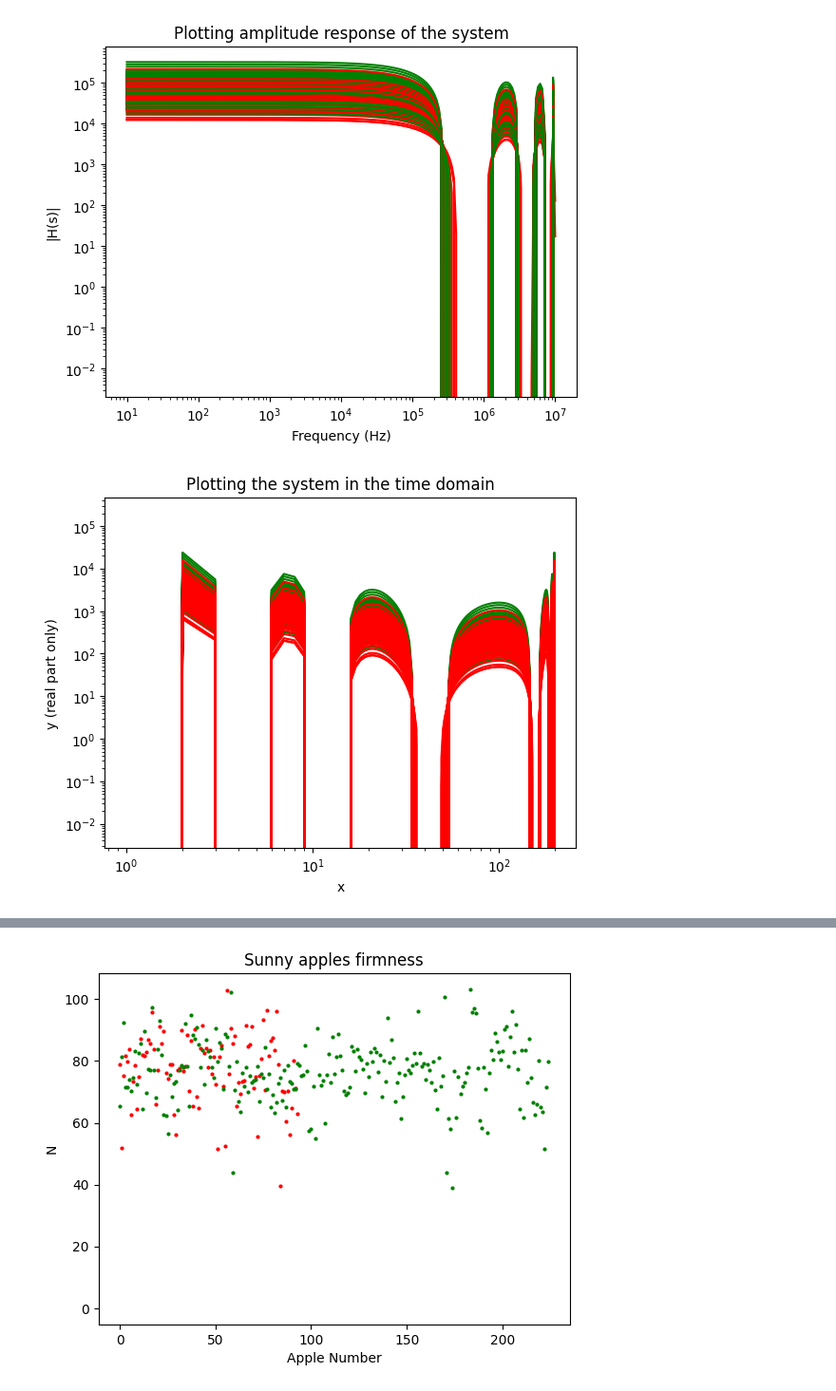
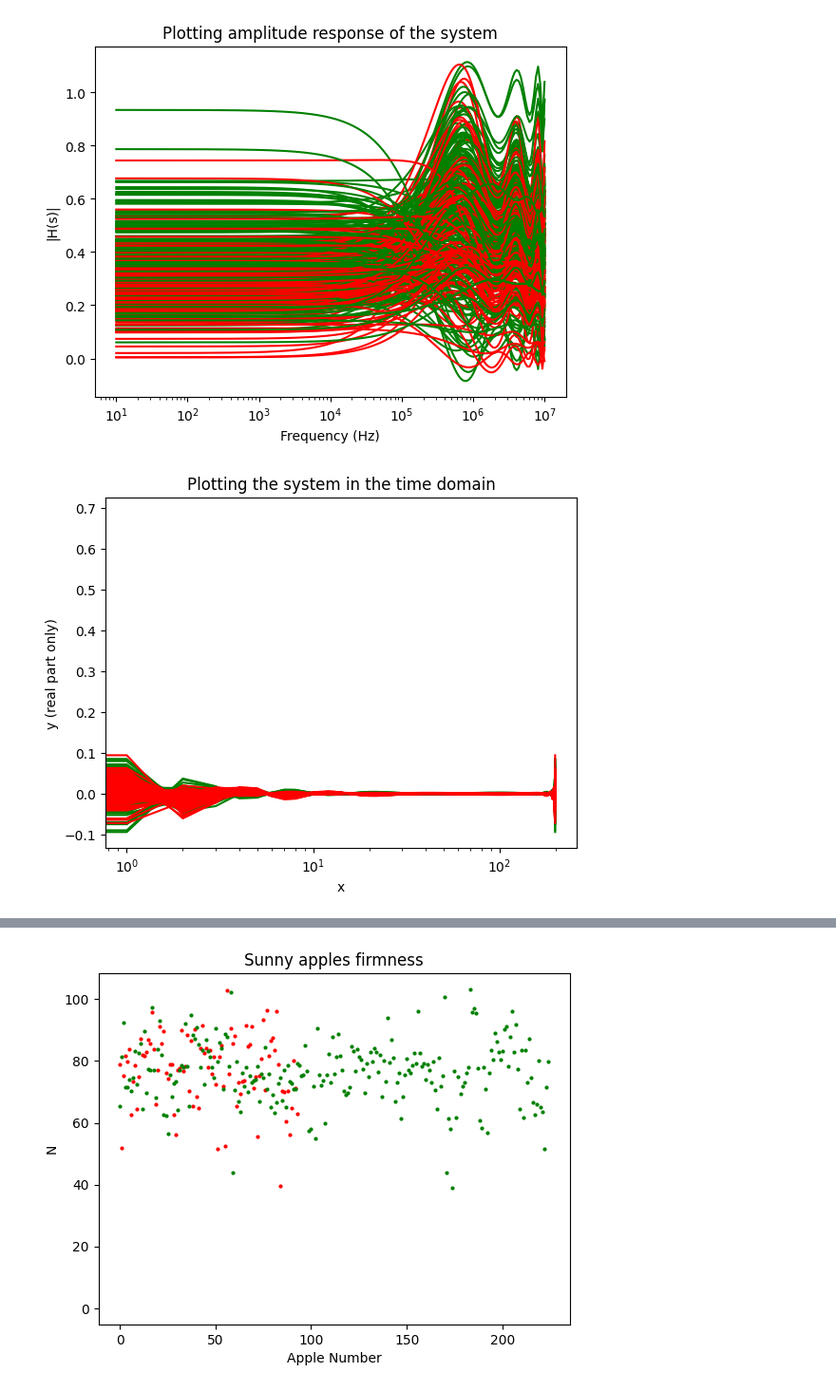
Before and after one commit to gmazzucchi/apples, a Jupyter notebook: apples.ipynb, the cells around one changed output, grey strips where cells are left out. Shown at 95% size. Drawn from its saved outputs; the diff is of its cells as text; code cells hidden in the pictures.

Commit message:
feature normalization, gridsearchcv

```diff
--- a/apples.ipynb
+++ b/apples.ipynb
@@ -24,11 +24,12 @@ stdout_redirected = open(OUTPUT_LOG_FILE, 'w')
 sys.stdout = stdout_redirected
 # %%
 # Data parsing
+# Browned and not browned samples are balanced by scikit-learn "stratification" during model training
 
 LABELS               = []
 FREQUENCIES          = []
-IMPEDANCE_RESPONSE   = []
-PHASE_SHIFT_RESPONSE = []
+IMPEDANCE_RESPONSE   = np.empty((0, 200))
+PHASE_SHIFT_RESPONSE = np.empty((0, 200))
 INSTRUMENTAL_COLUMNS = ["Felix sunny","Felix shaddy","DA meter sunny","DA meter shaddy","Refractometer Sunny","Refractometer Shady","Dynamometer Sunny","Dynamometer Shady", "Observations after cutting", "Internal Browning"]
 INSTRUMENTAL_DATA    = np.empty((0, len(INSTRUMENTAL_COLUMNS)))
 
@@ -49,11 +50,11 @@ for val in impedance_df.values:
 for val in impedance_df.values:
     if not FILTER_BY_APPLE_VARIETY or val[1].startswith(APPLE_VARIETY):
         impedance_values = [float(x) for x in val[3:].tolist()]
-        IMPEDANCE_RESPONSE.append(impedance_values)
+        IMPEDANCE_RESPONSE = np.vstack([IMPEDANCE_RESPONSE, impedance_values])
 for val in phs_df.values:
     if not FILTER_BY_APPLE_VARIETY or val[1].startswith(APPLE_VARIETY):
         phs_values = [float(x) for x in val[3:].tolist()]
-        PHASE_SHIFT_RESPONSE.append(phs_values)
+        PHASE_SHIFT_RESPONSE = np.vstack([PHASE_SHIFT_RESPONSE, phs_values])
 for val in instrumental_df.values:
     # if not FILTER_BY_APPLE_VARIETY or phs_df.values[i][1].startswith(APPLE_VARIETY):
     INSTRUMENTAL_DATA = np.vstack([INSTRUMENTAL_DATA, val])
@@ -61,38 +62,54 @@ for val in instrumental_df.values:
 INSTRUMENTAL_DATA_LABELS = np.vectorize(lambda label: 0 if label == "No Browning" else 1)(INSTRUMENTAL_DATA[:, -1])
 assert(INSTRUMENTAL_DATA_LABELS.all() == np.array(LABELS).all())
 INSTRUMENTAL_DATA_TABLE  = np.array(INSTRUMENTAL_DATA[:, :-2])
+# %%
+# Feature normalization
+
+def min_max_normalize(matrix):
+    # Calculate the min and max values for each column
+    min_vals = np.min(matrix, axis=0)
+    max_vals = np.max(matrix, axis=0)
+
+    # Apply min-max normalization
+    normalized_matrix = (matrix - min_vals) / (max_vals - min_vals)
+
+    return normalized_matrix
+
+IMPEDANCE_RESPONSE         = min_max_normalize(IMPEDANCE_RESPONSE)
+PHASE_SHIFT_RESPONSE       = min_max_normalize(PHASE_SHIFT_RESPONSE)
+INSTRUMENTAL_DATA_TABLE    = min_max_normalize(INSTRUMENTAL_DATA_TABLE)
 # %%
 # Trying to model the apple as a system (from signal processing theory)
 # and then trying to compute the frequency response
 # As the plot suggests, the frequency response alone it is not useful
 
 IFFT_BROWNED_APPLES = np.empty((0, len(FREQUENCIES)))
 IFFT_NOT_BROWNED_APPLES = np.empty((0, len(FREQUENCIES)))
 
 def absH(s, ampl_coeffs, phs_coeffs):
     return np.real((np.polyval(ampl_coeffs, s)) * math.exp(np.polyval(phs_coeffs, s) * 1j))
 
 for i in range(0, len(LABELS) - 1):
     impcoeffs = np.polyfit(FREQUENCIES, IMPEDANCE_RESPONSE[i], 7)
     phscoeffs = np.polyfit(FREQUENCIES, PHASE_SHIFT_RESPONSE[i], 7)
     ys = [absH(frequency, impcoeffs, phscoeffs) for frequency in FREQUENCIES]
     ifft_ys = np.fft.ifft(ys)
     plt.title('Plotting amplitude response of the system')
     plt.xscale('log')
-    plt.yscale('log')
+    # plt.yscale('log')
     plt.xlabel("Frequency (Hz)")
     plt.ylabel("|H(s)|")
     if LABELS[i]:
         plt.plot(FREQUENCIES, ys, 'r')
         IFFT_BROWNED_APPLES = np.vstack([IFFT_BROWNED_APPLES, ifft_ys])
     else:
         plt.plot(FREQUENCIES, ys, 'g')
         IFFT_NOT_BROWNED_APPLES = np.vstack([IFFT_NOT_BROWNED_APPLES, ifft_ys])
 
 
 plt.savefig(os.path.join(FIGURE_FOLDER, "general_plotting_frequency_response.png"))
 # %% [output]
-[figure, old version]
+[figure, new version]
 # %%
 def get_real_part(a):
     return [y for y in np.real(a)]
@@ -113,7 +130,7 @@ for v in IFFT_BROWNED_APPLES:
 
 plt.savefig(os.path.join(FIGURE_FOLDER, "general_plotting_system_in_time_domain.png"))
 # %% [output]
-[figure, old version]
+[figure, new version]
 # %%
 # Plotting mean and variance
 
```
Also changed, not shown: parts of 20 cells of this notebook, 15 other files.
